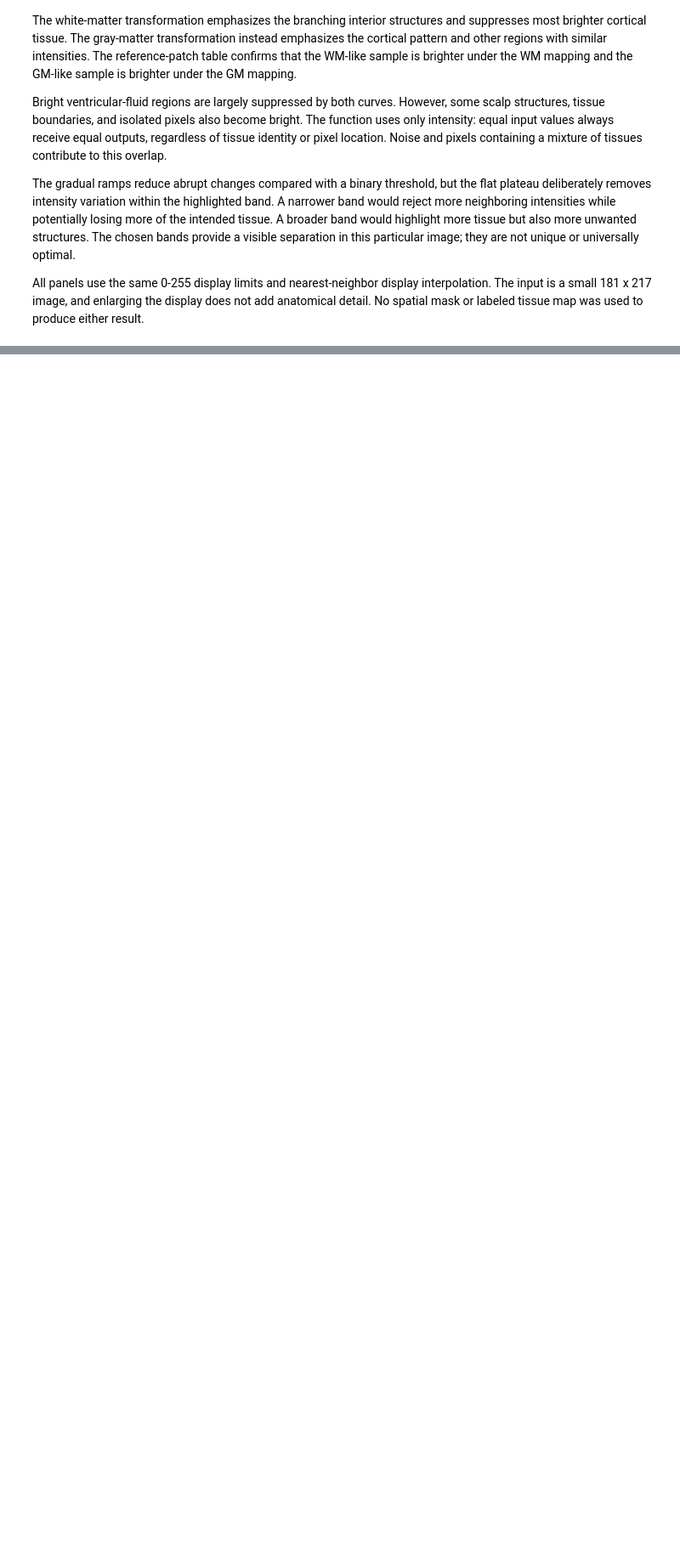
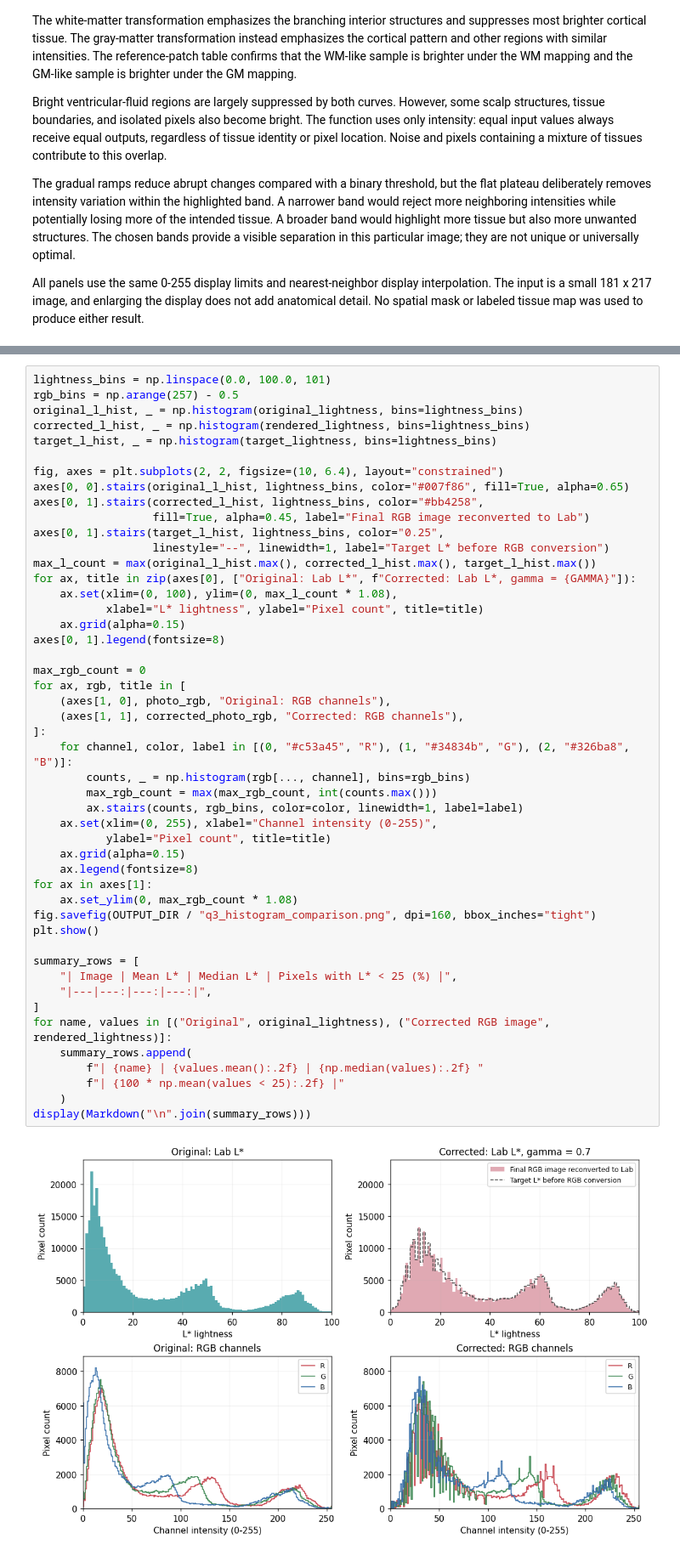
Before and after one commit to ahesh-dilhan/en3160-assignment-01, a Jupyter notebook: assignment_01.ipynb, the cells around one changed output, grey strips where cells are left out. Shown at 85% size. Cells and saved outputs as stored; diff of their text form; blank space fills up the shorter version.

```diff
--- a/assignment_01.ipynb
+++ b/assignment_01.ipynb
@@ -611,0 +758,50 @@ Questions 3-10 remain for subsequent work.
+# %%
+lightness_bins = np.linspace(0.0, 100.0, 101)
+rgb_bins = np.arange(257) - 0.5
+original_l_hist, _ = np.histogram(original_lightness, bins=lightness_bins)
+corrected_l_hist, _ = np.histogram(rendered_lightness, bins=lightness_bins)
+target_l_hist, _ = np.histogram(target_lightness, bins=lightness_bins)
+
+fig, axes = plt.subplots(2, 2, figsize=(10, 6.4), layout="constrained")
+axes[0, 0].stairs(original_l_hist, lightness_bins, color="#007f86", fill=True, alpha=0.65)
+axes[0, 1].stairs(corrected_l_hist, lightness_bins, color="#bb4258",
+                  fill=True, alpha=0.45, label="Final RGB image reconverted to Lab")
+axes[0, 1].stairs(target_l_hist, lightness_bins, color="0.25",
+                  linestyle="--", linewidth=1, label="Target L* before RGB conversion")
+max_l_count = max(original_l_hist.max(), corrected_l_hist.max(), target_l_hist.max())
+for ax, title in zip(axes[0], ["Original: Lab L*", f"Corrected: Lab L*, gamma = {GAMMA}"]):
+    ax.set(xlim=(0, 100), ylim=(0, max_l_count * 1.08),
+           xlabel="L* lightness", ylabel="Pixel count", title=title)
+    ax.grid(alpha=0.15)
+axes[0, 1].legend(fontsize=8)
+
+max_rgb_count = 0
+for ax, rgb, title in [
+    (axes[1, 0], photo_rgb, "Original: RGB channels"),
+    (axes[1, 1], corrected_photo_rgb, "Corrected: RGB channels"),
+]:
+    for channel, color, label in [(0, "#c53a45", "R"), (1, "#34834b", "G"), (2, "#326ba8", "B")]:
+        counts, _ = np.histogram(rgb[..., channel], bins=rgb_bins)
+        max_rgb_count = max(max_rgb_count, int(counts.max()))
+        ax.stairs(counts, rgb_bins, color=color, linewidth=1, label=label)
+    ax.set(xlim=(0, 255), xlabel="Channel intensity (0-255)",
+           ylabel="Pixel count", title=title)
+    ax.grid(alpha=0.15)
+    ax.legend(fontsize=8)
+for ax in axes[1]:
+    ax.set_ylim(0, max_rgb_count * 1.08)
+fig.savefig(OUTPUT_DIR / "q3_histogram_comparison.png", dpi=160, bbox_inches="tight")
+plt.show()
+
+summary_rows = [
+    "| Image | Mean L* | Median L* | Pixels with L* < 25 (%) |",
+    "|---|---:|---:|---:|",
+]
+for name, values in [("Original", original_lightness), ("Corrected RGB image", rendered_lightness)]:
+    summary_rows.append(
+        f"| {name} | {values.mean():.2f} | {np.median(values):.2f} "
+        f"| {100 * np.mean(values < 25):.2f} |"
+    )
+display(Markdown("\n".join(summary_rows)))
+# %% [output]
+[figure, added]
```
Also changed, not shown: parts of 15 cells of this notebook, 3 other files.
